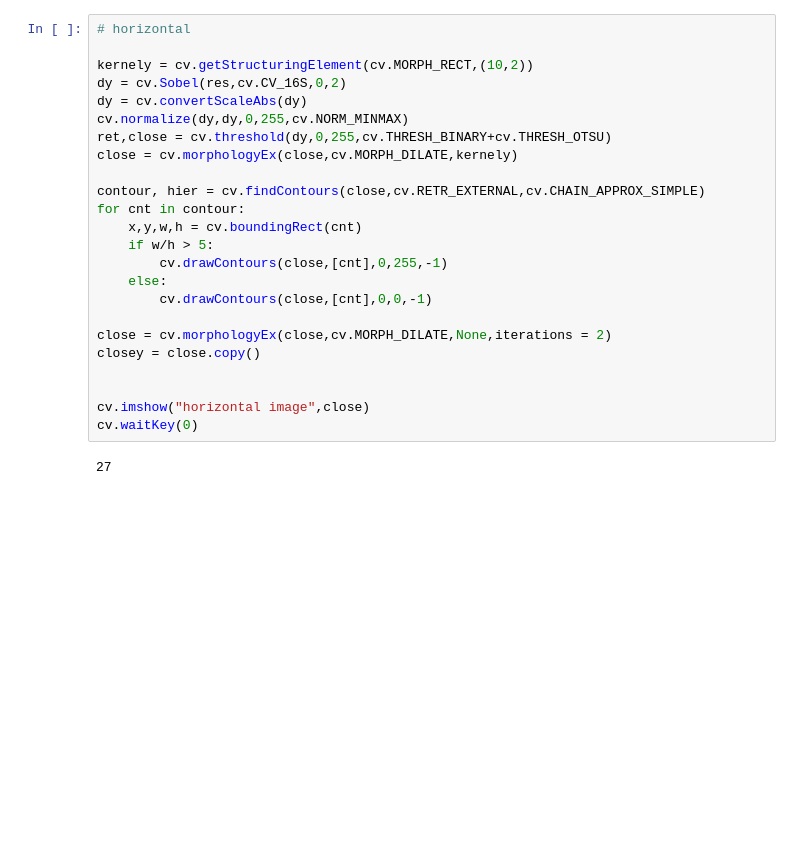
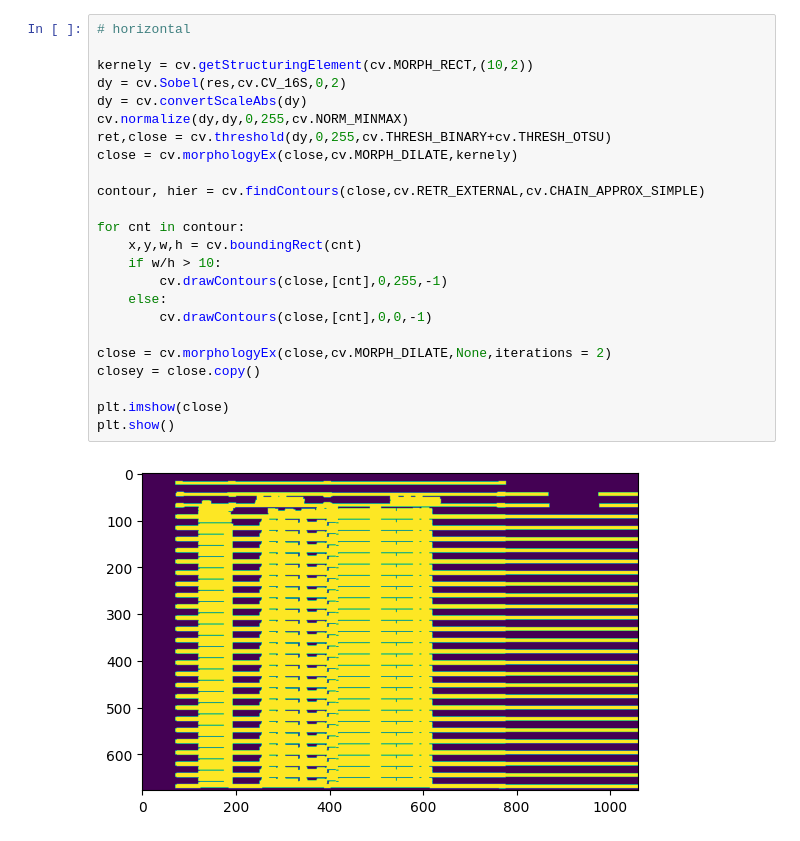
Before and after one commit to ZiadSheriif/Sa7a7LY, a Jupyter notebook: extract-cells.ipynb, the cells around one changed output. Cells and saved outputs as stored; diff of their text form; blank space fills up the shorter version.

```diff
--- a/extract-cells.ipynb
+++ b/extract-cells.ipynb
@@ -75,29 +96,29 @@ cv.waitKey(0)
 # %%
 # horizontal
 
 kernely = cv.getStructuringElement(cv.MORPH_RECT,(10,2))
 dy = cv.Sobel(res,cv.CV_16S,0,2)
 dy = cv.convertScaleAbs(dy)
 cv.normalize(dy,dy,0,255,cv.NORM_MINMAX)
 ret,close = cv.threshold(dy,0,255,cv.THRESH_BINARY+cv.THRESH_OTSU)
 close = cv.morphologyEx(close,cv.MORPH_DILATE,kernely)
 
 contour, hier = cv.findContours(close,cv.RETR_EXTERNAL,cv.CHAIN_APPROX_SIMPLE)
+
 for cnt in contour:
     x,y,w,h = cv.boundingRect(cnt)
-    if w/h > 5:
+    if w/h > 10:
         cv.drawContours(close,[cnt],0,255,-1)
     else:
         cv.drawContours(close,[cnt],0,0,-1)
 
 close = cv.morphologyEx(close,cv.MORPH_DILATE,None,iterations = 2)
 closey = close.copy()
 
-
-cv.imshow("horizontal image",close)
-cv.waitKey(0)
+plt.imshow(close)
+plt.show()
 # %% [output]
-27
+[figure, added]
 # %%
 # result
 res = cv.bitwise_and(closex,closey)
```
Also changed, not shown: parts of 6 cells of this notebook.
